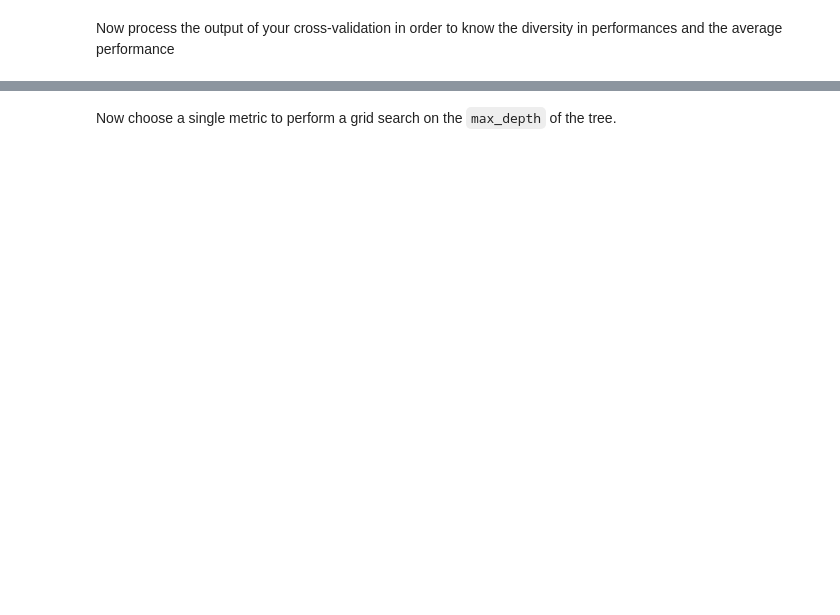
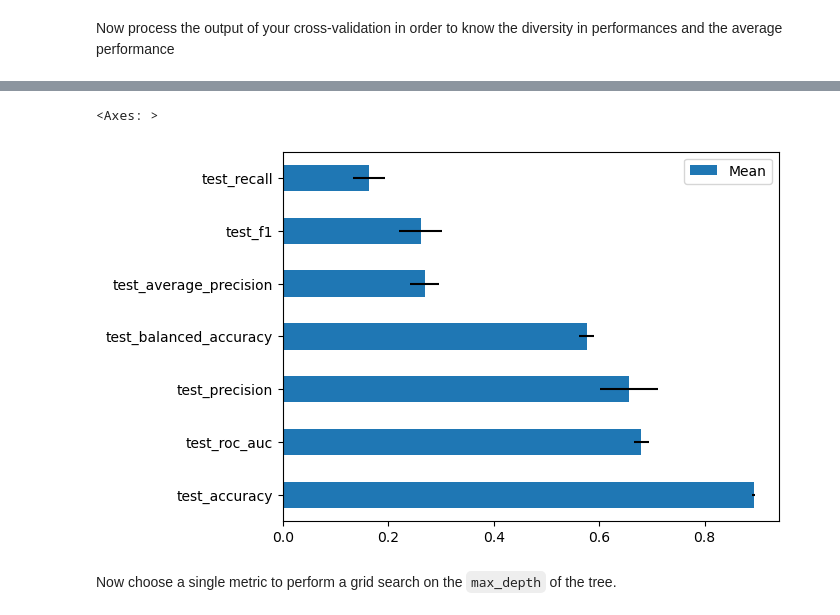
Before and after one commit to clarka34/12_machine_learning, a Jupyter notebook: ML2 - Classification et Clustering/ML2.2_ensemble_methods_intro/notebooks/EnsembleLearning_v2.ipynb, the cells around one changed output, grey strips where cells are left out. Cells and saved outputs as stored; diff of their text form; code cells hidden in the pictures; blank space fills up the shorter version.

```diff
--- a/ML2 - Classification et Clustering/ML2.2_ensemble_methods_intro/notebooks/EnsembleLearning_v2.ipynb
+++ b/ML2 - Classification et Clustering/ML2.2_ensemble_methods_intro/notebooks/EnsembleLearning_v2.ipynb
@@ -307,4 +406,13 @@ Normally, before creating a model, one or more evaluation metrics should be chos
 # %%
 # Cross validation on Decision trees
-from sklearn.model_selection import cross_val_score
-metrics = []
+from sklearn.model_selection import cross_val_score, cross_validate
+
+metrics = ['accuracy', 'balanced_accuracy', 'precision', 'recall',
+           'f1', 'average_precision', 'roc_auc']
+
+cv_scores = cross_validate(model_dt, X_train, y_train, cv=10, scoring=metrics)
+# %%
+df_cv = pd.DataFrame(cv_scores, columns =cv_scores.keys())
+df_cv = df_cv.drop(['fit_time', 'score_time'], axis=1)
+df_cv = df_cv.reindex(df_cv.mean().sort_values(ascending=False).index, axis=1)
+df_cv
@@ -314,0 +435,3 @@ Bonus : Plot your metrics performance
+# %%
+df_cv_stats = pd.concat([df_cv.mean(), df_cv.std()], axis=1, keys = ['Mean', 'Std'])
+df_cv_stats
@@ -315,5 +447,9 @@ Bonus : Plot your metrics performance
 # %%
 # BONUS: performance plot
 # Create a bar plot showing the mean and the standard deviation for each metric
+df_cv_stats.plot(kind='barh', y='Mean', xerr='Std')
+# %% [output]
+<Axes: >
+[figure, added]
 # %% [markdown]
 Now choose a single metric to perform a grid search on the `max_depth` of the tree.
```
Also changed, not shown: parts of 55 cells of this notebook, 1 other file.
